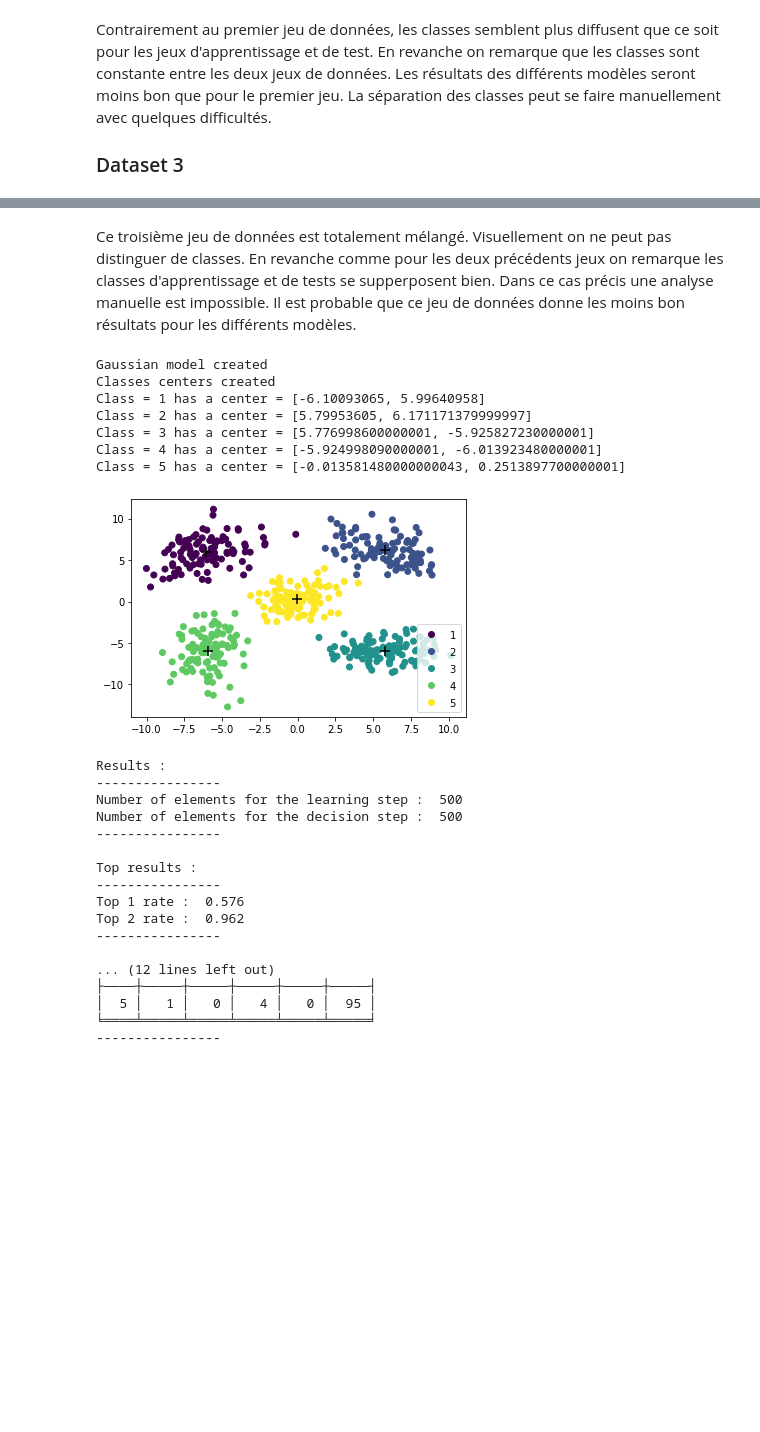
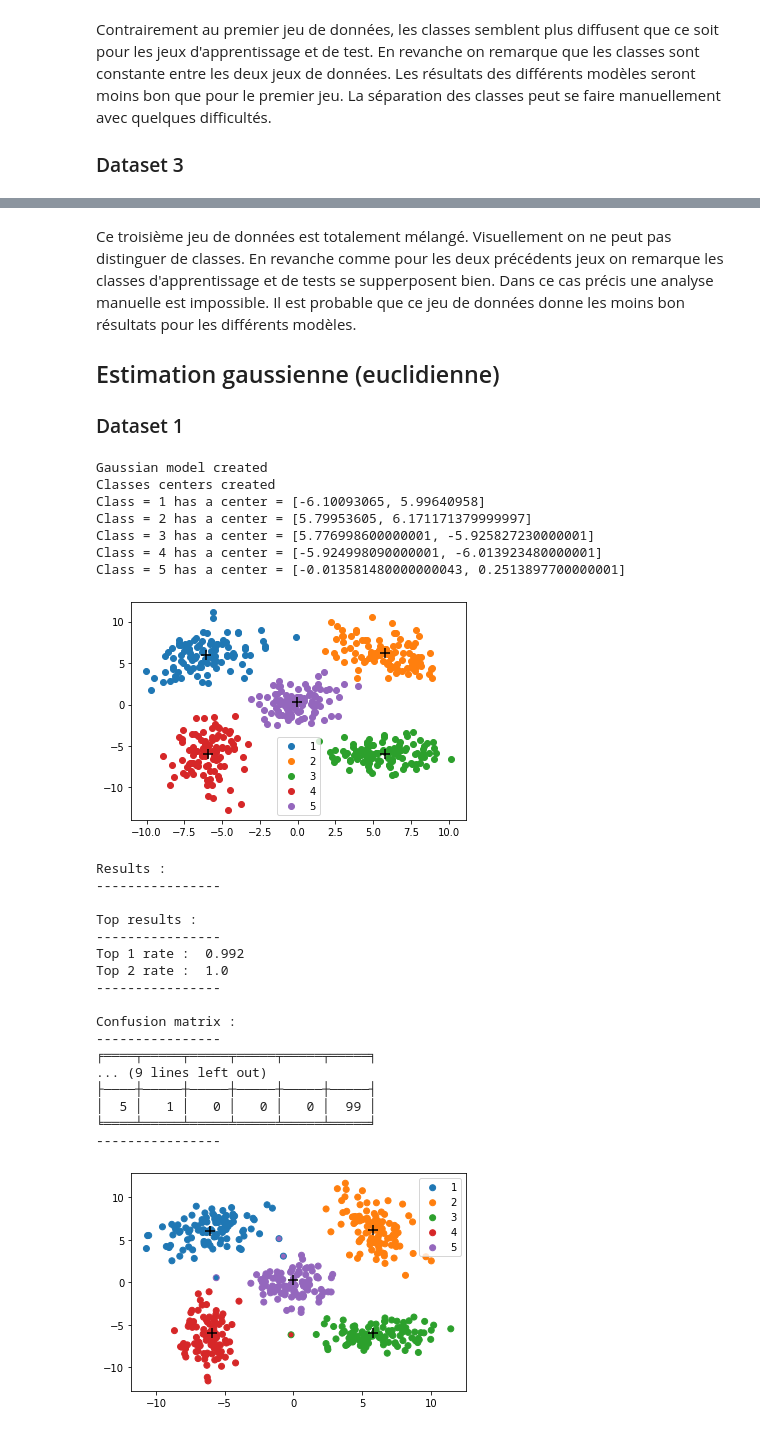
Before and after one commit to RudolphDev/machine_learning, a Jupyter notebook: analysis.ipynb, the cells around one changed output, grey strips where cells are left out. Saved outputs shown, nothing was run; the diff lists cells and outputs as text; code cells hidden in the pictures; blank space fills up the shorter version.

Commit message:
Add gaussian analysis and begin the kppv one

```diff
--- a/analysis.ipynb
+++ b/analysis.ipynb
@@ -49,36 +49,42 @@ general.plot_all_data()
 # %% [markdown]
 Ce troisième jeu de données est totalement mélangé. Visuellement on ne peut pas distinguer de classes. En revanche comme pour les deux précédents jeux on remarque les classes d'apprentissage et de tests se supperposent bien. Dans ce cas précis une analyse manuelle est impossible. Il est probable que ce jeu de données donne les moins bon résultats pour les différents modèles.
+
+## Estimation gaussienne (euclidienne)
+
+### Dataset 1
 # %%
 gaussian_model = GaussianModel()
 gaussian_model.gaussian_fit_model(split_data_tp1_app)
 gaussian_model.print_classes_centers()
-gaussian_model.show_train_plot()
+gaussian_model.plot_train_data()
 gaussian_model.compute_method = "euclidian"
 gaussian_model.test_model(split_data_tp1_dec)
 gaussian_model.print_model_result()
+gaussian_model.plot_test_data()
 # %% [output]
 Gaussian model created
 Classes centers created
 Class = 1 has a center = [-6.10093065, 5.99640958]
 Class = 2 has a center = [5.79953605, 6.171171379999997]
 Class = 3 has a center = [5.776998600000001, -5.925827230000001]
 Class = 4 has a center = [-5.924998090000001, -6.013923480000001]
 Class = 5 has a center = [-0.013581480000000043, 0.2513897700000001]
-[figure, old version]
+[figure, new version]
 Results :
-----------------
-Number of elements for the learning step :  500
-Number of elements for the decision step :  500
 ----------------
 
 Top results :
 ----------------
-Top 1 rate :  0.576
-Top 2 rate :  0.962
+Top 1 rate :  0.992
+Top 2 rate :  1.0
 ----------------
 
-... (12 lines left out)
+Confusion matrix :
+----------------
+╒════╤═════╤═════╤═════╤═════╤═════╕
+... (9 lines left out)
 ├────┼─────┼─────┼─────┼─────┼─────┤
-│  5 │   1 │   0 │   4 │   0 │  95 │
+│  5 │   1 │   0 │   0 │   0 │  99 │
 ╘════╧═════╧═════╧═════╧═════╧═════╛
 ----------------
+[figure, added]
```
Also changed, not shown: parts of 30 cells of this notebook, 3 other files.
